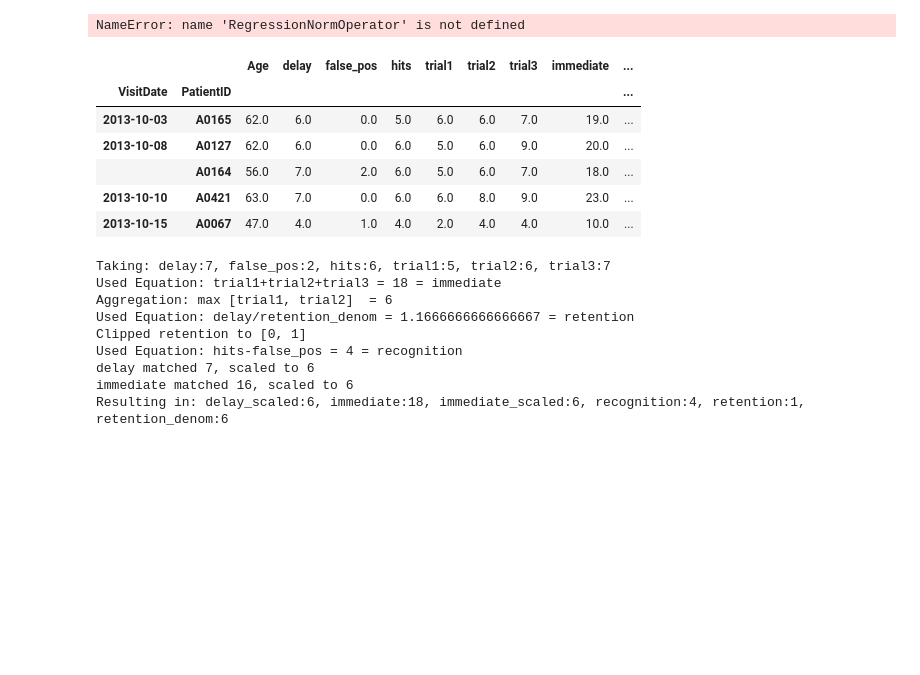
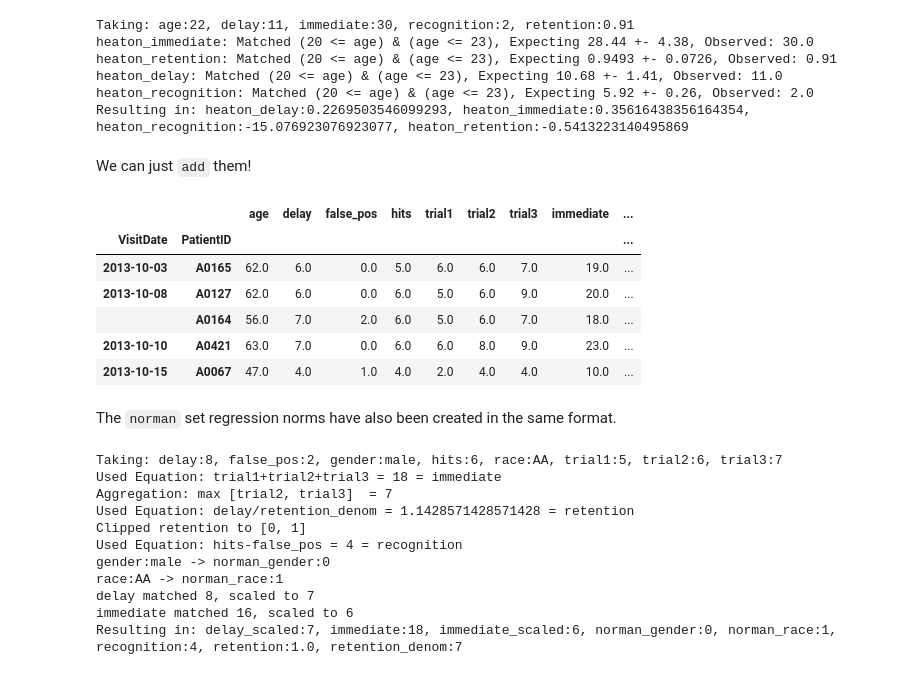
Before and after one commit to JudoWill/autoneuro, a Jupyter notebook: 00_calculators.ipynb, the cells around one changed output. Drawn from its saved outputs; the diff is of its cells as text; code cells hidden in the pictures; blank space fills up the shorter version.

Commit message:
Refactoring the operators into their own space.

```diff
--- a/00_calculators.ipynb
+++ b/00_calculators.ipynb
@@ -32,8 +33,8 @@ class AbstractCalculator(object):
 
         Parameters
         ----------
-        fields : list[str]
-        transforms : list[AbstractOperation]
+        name : list[str]
+        operations : list[AbstractOperation]
         """
 
         self.name = name
@@ -274,0 +171,16 @@ NameError: name 'RegressionNormOperator' is not defined
+# %%
+import yaml
+
+DATA = {'trial1': 5, 'trial2': 6, 'trial3': 7,
+        'delay': 8, 'hits': 6, 'false_pos': 2,
+        'copy': 12}
+
+
+bvmt_calc = TestCalculator.from_config(yaml.full_load(open('data/test_calculators/BVMT.yaml')))
+result = bvmt_calc.process_single(DATA)
+
+assert result['immediate'] == 18
+assert result['recognition'] == 4
+assert result['retention'] == 1 # clipped from a raw 8/7
+
+bvmt_calc.explain(DATA)
@@ -278,4 +214,9 @@ bvmt_calc.process_dataframe(tdf)
 # %%
 all_neuro = pd.read_excel('data/neuro_data.xlsx',
                           na_values=['na', '-', 'nd']).groupby(['VisitDate', 'PatientID']).first()
+all_neuro.replace({'Race': {2: 'AA',
+                            1: 'white',
+                            3: 'asian'},
+                   'Sex': {1: 'male', 2: 'female'}},
+                  inplace=True)
 all_neuro.head()
@@ -351,26 +257,33 @@ class NormativeLookup(AbstractOperation):
 # %%
-path = 'data/norms/from_kate/BVMTR/description.yaml'
+path = 'data/norms/from_kate/heaton_bvmt.yaml'
+heaton_bvmt_calc = TestCalculator.from_config(yaml.full_load(open(path)))
 
-heaton_bvmt_calc = TestCalculcator.from_config(yaml.full_load(open(path)))
-
-heaton_bvmt_calc.process_single({'Age': 22,
-                                 'immediate': 30,
-                                 'retention': 0.91,
-                                 'delay': 11,
-                                 'recognition': 2})
+heaton_bvmt_calc.explain({'age': 22,
+                          'immediate': 30,
+                          'retention': 0.91,
+                          'delay': 11,
+                          'recognition': 2})
 # %% [output]
-NameError: name 'RegressionNormOperator' is not defined
+Taking: age:22, delay:11, immediate:30, recognition:2, retention:0.91
+heaton_immediate: Matched (20 <= age) & (age <= 23), Expecting 28.44 +- 4.38, Observed: 30.0
+heaton_retention: Matched (20 <= age) & (age <= 23), Expecting 0.9493 +- 0.0726, Observed: 0.91
+heaton_delay: Matched (20 <= age) & (age <= 23), Expecting 10.68 +- 1.41, Observed: 11.0
+heaton_recognition: Matched (20 <= age) & (age <= 23), Expecting 5.92 +- 0.26, Observed: 2.0
+Resulting in: heaton_delay:0.2269503546099293, heaton_immediate:0.35616438356164354, heaton_recognition:-15.076923076923077, heaton_retention:-0.5413223140495869
+# %% [markdown]
+We can just `add` them!
 # %%
 full_calc = bvmt_calc + heaton_bvmt_calc
 full_calc.process_dataframe(all_neuro.dropna(subset = ['BVMTtrial1', 'BVMTdelay']).head(),
                             mapping = {'BVMTtrial1': 'trial1',
                                        'BVMTtrial2': 'trial2',
                                        'BVMTtrial3': 'trial3',
                                        'BVMTdelay': 'delay',
                                        'BVMThits': 'hits',
-                                       'BVMTfalsepos': 'false_pos'})
+                                       'BVMTfalsepos': 'false_pos',
+                                       'Age': 'age'})
 # %% [output]
-|  |  | Age | delay | false_pos | hits | trial1 | trial2 | trial3 | immediate | ... |
+|  |  | age | delay | false_pos | hits | trial1 | trial2 | trial3 | immediate | ... |
 | VisitDate | PatientID |  |  |  |  |  |  |  |  | ... |
 | 2013-10-03 | A0165 | 62.0 | 6.0 | 0.0 | 5.0 | 6.0 | 6.0 | 7.0 | 19.0 | ... |
 | 2013-10-08 | A0127 | 62.0 | 6.0 | 0.0 | 6.0 | 5.0 | 6.0 | 9.0 | 20.0 | ... |
@@ -424,16 +293,23 @@ class BinnedScalingOperator(AbstractOperation):
+# %% [markdown]
+The `norman` set regression norms have also been created in the same format.
 # %%
 path = 'data/norms/norman/norman_scaling.yaml'
-calc = TestCalculcator.from_config(yaml.full_load(open(path)))
+norman_scale = TestCalculator.from_config(yaml.full_load(open(path)))
 
-norman_scaled_calc = bvmt_calc + calc
-norman_scaled_calc.explain(row)
+DATA['gender'] = 'male'
+DATA['race'] = 'AA'
+
+norman_scaled_calc = bvmt_calc + norman_scale
+norman_scaled_calc.explain(DATA)
 # %% [output]
-Taking: delay:7, false_pos:2, hits:6, trial1:5, trial2:6, trial3:7
+Taking: delay:8, false_pos:2, gender:male, hits:6, race:AA, trial1:5, trial2:6, trial3:7
 Used Equation: trial1+trial2+trial3 = 18 = immediate
-Aggregation: max [trial1, trial2]  = 6
-Used Equation: delay/retention_denom = 1.1666666666666667 = retention
+Aggregation: max [trial2, trial3]  = 7
+Used Equation: delay/retention_denom = 1.1428571428571428 = retention
 Clipped retention to [0, 1]
 Used Equation: hits-false_pos = 4 = recognition
-delay matched 7, scaled to 6
+gender:male -> norman_gender:0
+race:AA -> norman_race:1
+delay matched 8, scaled to 7
 immediate matched 16, scaled to 6
-Resulting in: delay_scaled:6, immediate:18, immediate_scaled:6, recognition:4, retention:1, retention_denom:6
+Resulting in: delay_scaled:7, immediate:18, immediate_scaled:6, norman_gender:0, norman_race:1, recognition:4, retention:1.0, retention_denom:7
```
Also changed, not shown: parts of 31 cells of this notebook, 4 other files.
